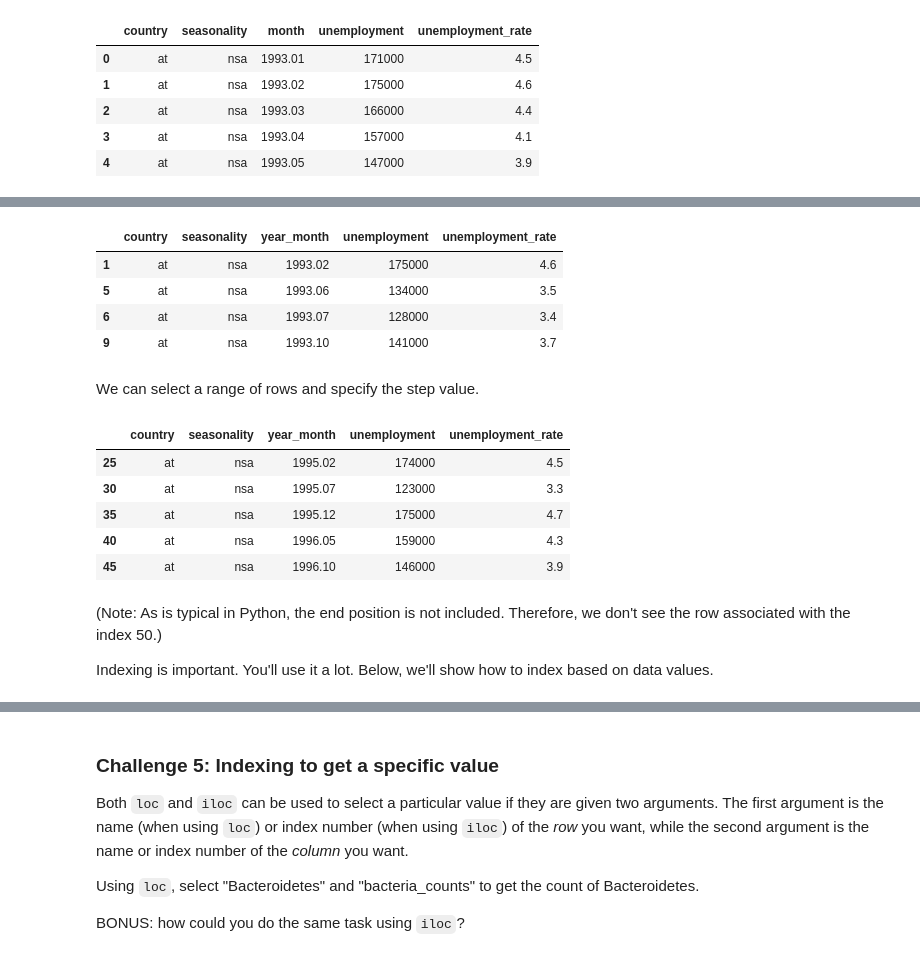
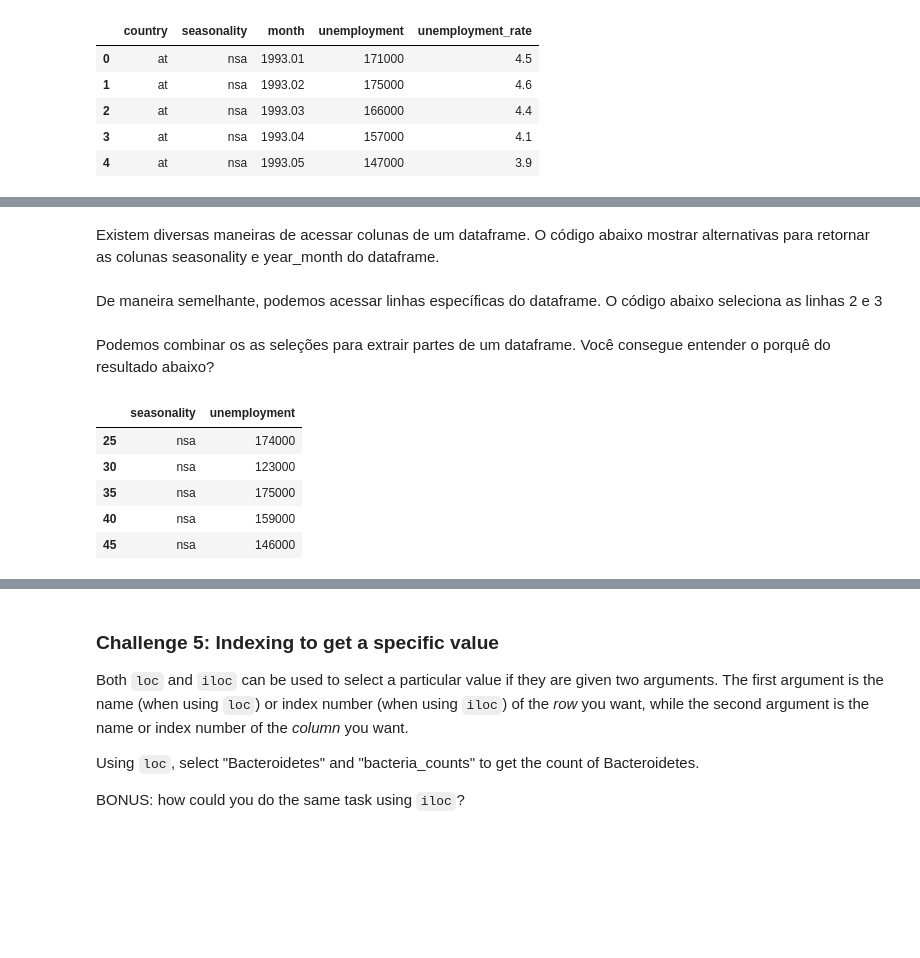
Before and after one commit to andrebittencourt/codenation_descriptive_statistics, a Jupyter notebook: analysis/intro_pandas.ipynb, the cells around one changed output, grey strips where cells are left out. Drawn from its saved outputs; the diff is of its cells as text; code cells hidden in the pictures; blank space fills up the shorter version.

Commit message:
finalizado a segunda parte

```diff
--- a/analysis/intro_pandas.ipynb
+++ b/analysis/intro_pandas.ipynb
@@ -212,0 +143,3 @@ Back to the entire unemployment data set. You may have noticed that the `month`
+# %%
+unemployment['year_month'] = unemployment['month']
+unemployment.head()
@@ -212,0 +155,3 @@ Back to the entire unemployment data set. You may have noticed that the `month`
+# %%
+unemployment.drop('month', axis = 1, inplace = True)
+unemployment.head()
@@ -222,4 +177,0 @@ unemployment.head()
-# %%
-unemployment.rename(columns={'year_month' : 'month'}, inplace=True)
-# %%
-unemployment.rename(columns={'month' : 'year_month'}, inplace=True)
@@ -312,0 +178,2 @@ Let's return to our unemployment data. Another indexing option, `.iloc`, primari
+# %% [markdown]
+Existem diversas maneiras de acessar colunas de um dataframe. O código abaixo mostrar alternativas para retornar as colunas seasonality e year_month do dataframe.
@@ -312,0 +185,2 @@ Let's return to our unemployment data. Another indexing option, `.iloc`, primari
+# %% [markdown]
+De maneira semelhante, podemos acessar linhas específicas do dataframe. O código abaixo seleciona as linhas 2 e 3
@@ -313,23 +191,11 @@ Let's return to our unemployment data. Another indexing option, `.iloc`, primari
+# %% [markdown]
+Podemos combinar os as seleções para extrair partes de um dataframe. Você consegue entender o porquê do resultado abaixo?
 # %%
-unemployment.iloc[[1, 5, 6, 9]]
+unemployment.iloc[25:50:5,1:3]
 # %% [output]
-|  | country | seasonality | year_month | unemployment | unemployment_rate |
-| 1 | at | nsa | 1993.02 | 175000 | 4.6 |
-| 5 | at | nsa | 1993.06 | 134000 | 3.5 |
-| 6 | at | nsa | 1993.07 | 128000 | 3.4 |
-| 9 | at | nsa | 1993.10 | 141000 | 3.7 |
+|  | seasonality | unemployment |
+| 25 | nsa | 174000 |
+| 30 | nsa | 123000 |
+| 35 | nsa | 175000 |
+| 40 | nsa | 159000 |
+| 45 | nsa | 146000 |
-# %% [markdown]
-We can select a range of rows and specify the step value.
-# %%
-unemployment.iloc[25:50:5]
-# %% [output]
-|  | country | seasonality | year_month | unemployment | unemployment_rate |
-| 25 | at | nsa | 1995.02 | 174000 | 4.5 |
-| 30 | at | nsa | 1995.07 | 123000 | 3.3 |
-| 35 | at | nsa | 1995.12 | 175000 | 4.7 |
-| 40 | at | nsa | 1996.05 | 159000 | 4.3 |
-| 45 | at | nsa | 1996.10 | 146000 | 3.9 |
-# %% [markdown]
-(Note: As is typical in Python, the end position is not included. Therefore, we don't see the row associated with the index 50.)
-
-Indexing is important. You'll use it a lot. Below, we'll show how to index based on data values.
```
Also changed, not shown: parts of 73 cells of this notebook.
